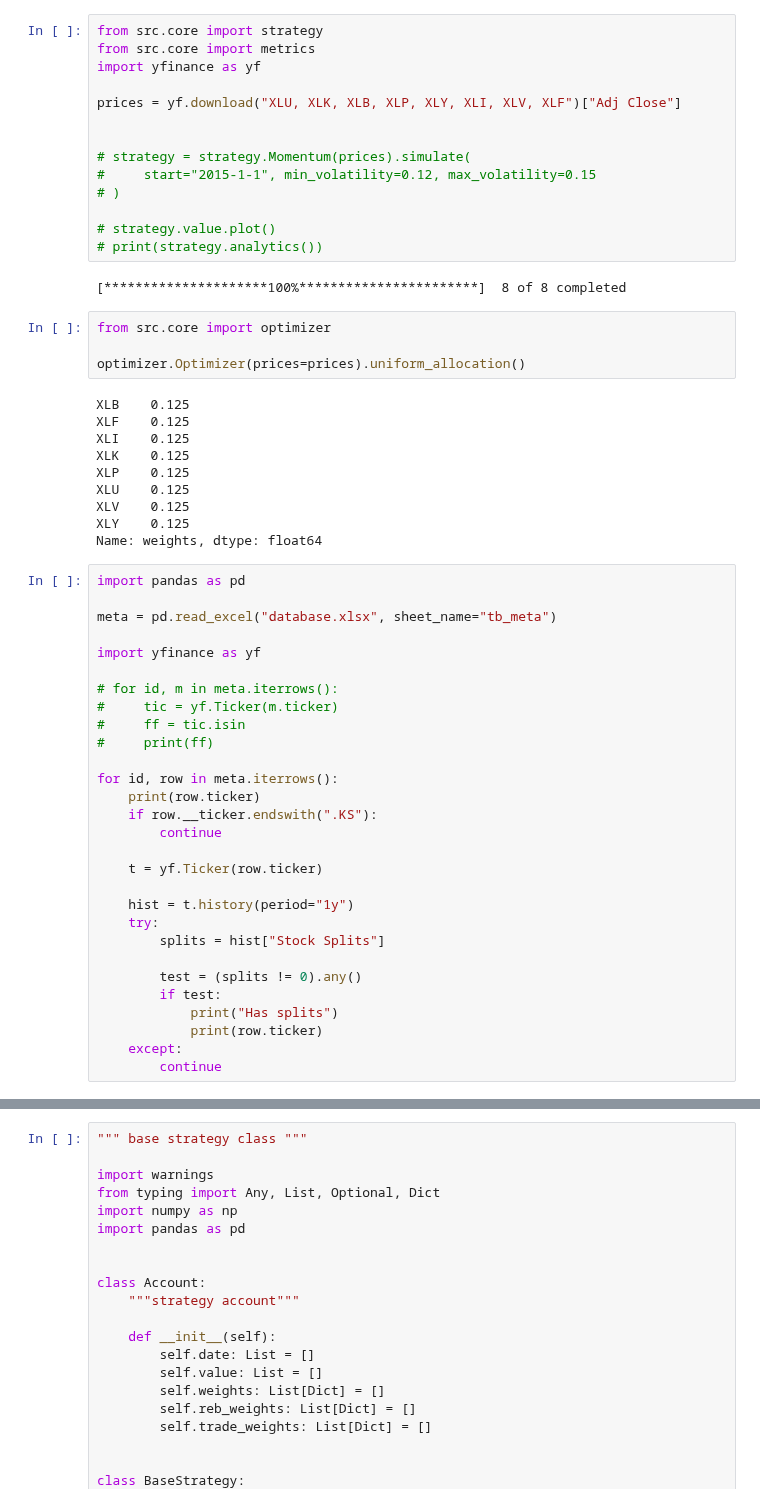
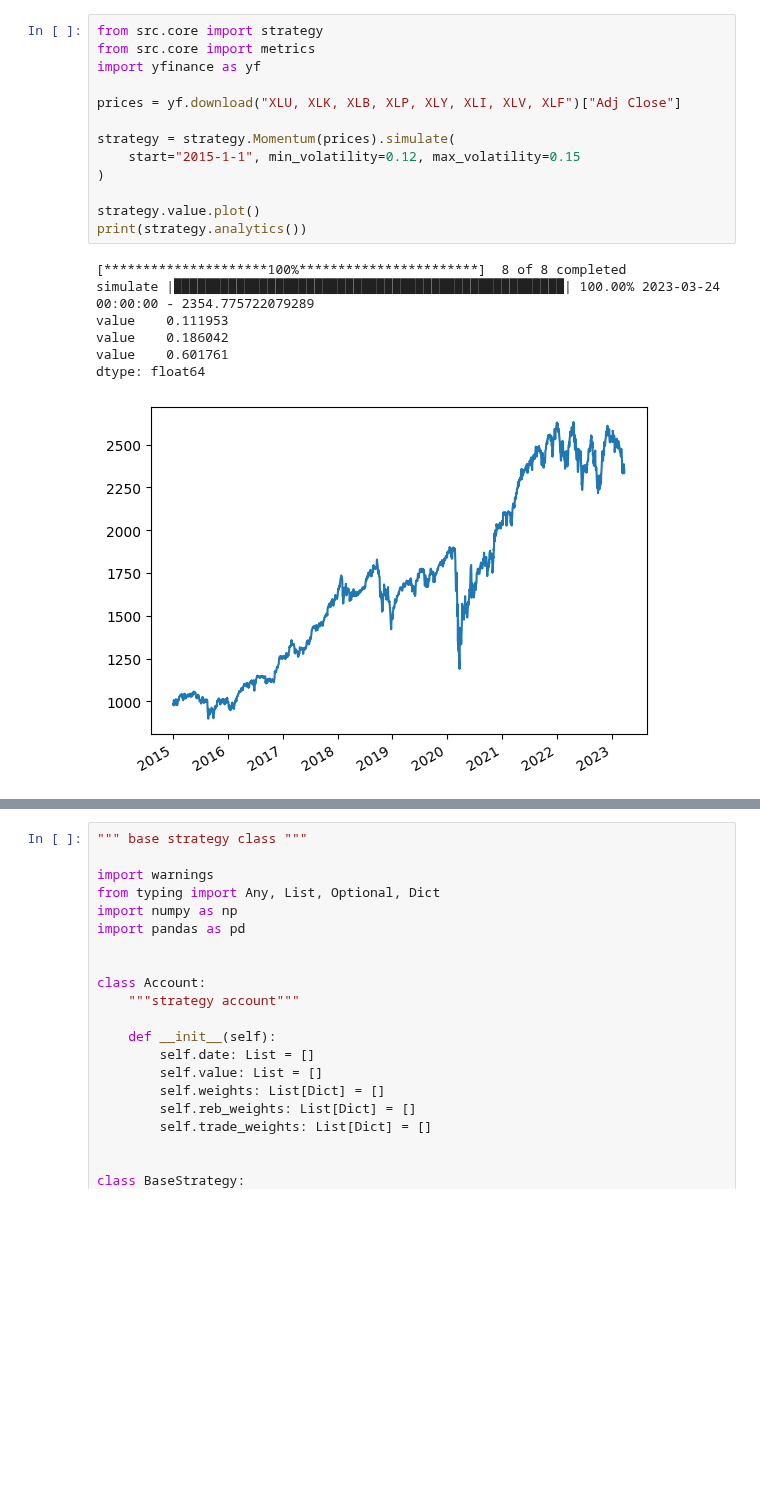
Before and after one commit to HTF1125/RobertLab, a Jupyter notebook: test.ipynb, the cells around one changed output, grey strips where cells are left out. Drawn from its saved outputs; the diff is of its cells as text; blank space fills up the shorter version.

```diff
--- a/test.ipynb
+++ b/test.ipynb
@@ -1,59 +17,21 @@
 # %%
 from src.core import strategy
 from src.core import metrics
 import yfinance as yf
 
 prices = yf.download("XLU, XLK, XLB, XLP, XLY, XLI, XLV, XLF")["Adj Close"]
 
+strategy = strategy.Momentum(prices).simulate(
+    start="2015-1-1", min_volatility=0.12, max_volatility=0.15
+)
 
-# strategy = strategy.Momentum(prices).simulate(
-#     start="2015-1-1", min_volatility=0.12, max_volatility=0.15
-# )
-
-# strategy.value.plot()
-# print(strategy.analytics())
+strategy.value.plot()
+print(strategy.analytics())
 # %% [output]
 [*********************100%***********************]  8 of 8 completed
+simulate |██████████████████████████████████████████████████| 100.00% 2023-03-24 00:00:00 - 2354.775722079289
+value    0.111953
+value    0.186042
+value    0.601761
+dtype: float64
+[figure, added]
-# %%
-from src.core import optimizer
-
-optimizer.Optimizer(prices=prices).uniform_allocation()
-# %% [output]
-XLB    0.125
-XLF    0.125
-XLI    0.125
-XLK    0.125
-XLP    0.125
-XLU    0.125
-XLV    0.125
-XLY    0.125
-Name: weights, dtype: float64
-# %%
-import pandas as pd
-
-meta = pd.read_excel("database.xlsx", sheet_name="tb_meta")
-
-import yfinance as yf
-
-# for id, m in meta.iterrows():
-#     tic = yf.Ticker(m.ticker)
-#     ff = tic.isin
-#     print(ff)
-
-for id, row in meta.iterrows():
-    print(row.ticker)
-    if row.__ticker.endswith(".KS"):
-        continue
-
-    t = yf.Ticker(row.ticker)
-
-    hist = t.history(period="1y")
-    try:
-        splits = hist["Stock Splits"]
-
-        test = (splits != 0).any()
-        if test:
-            print("Has splits")
-            print(row.ticker)
-    except:
-        continue
```
Also changed, not shown: parts of 5 cells of this notebook, 10 other files.
